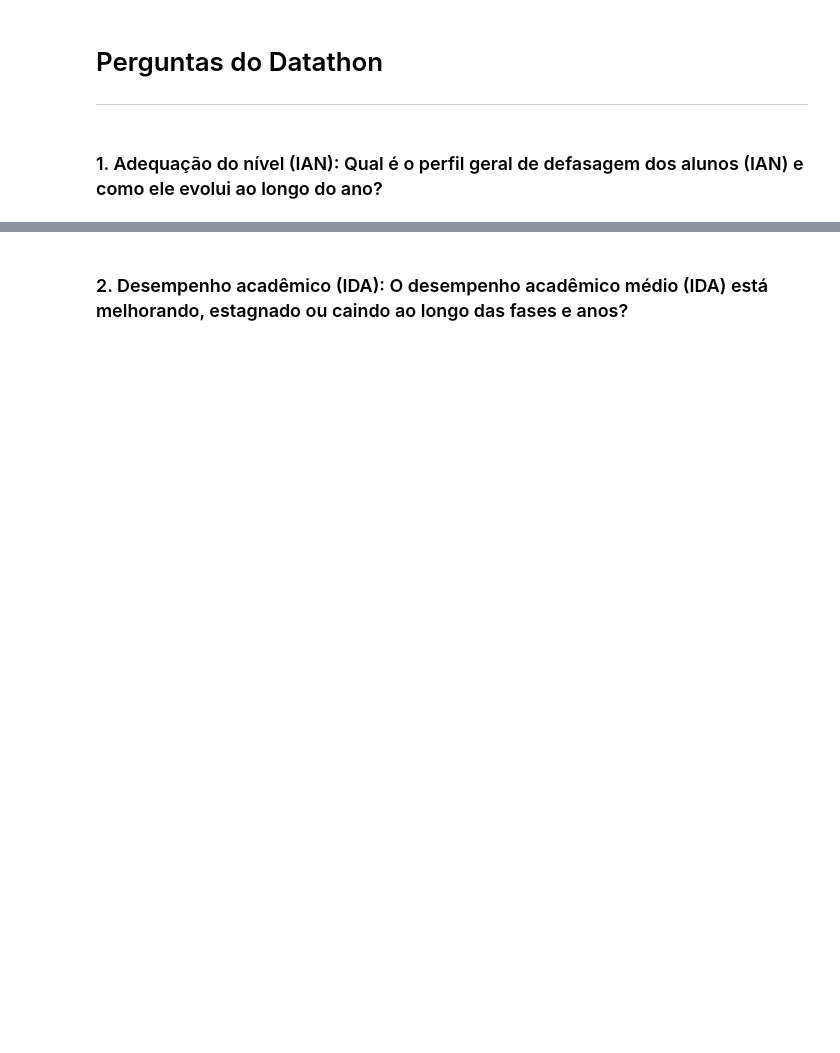
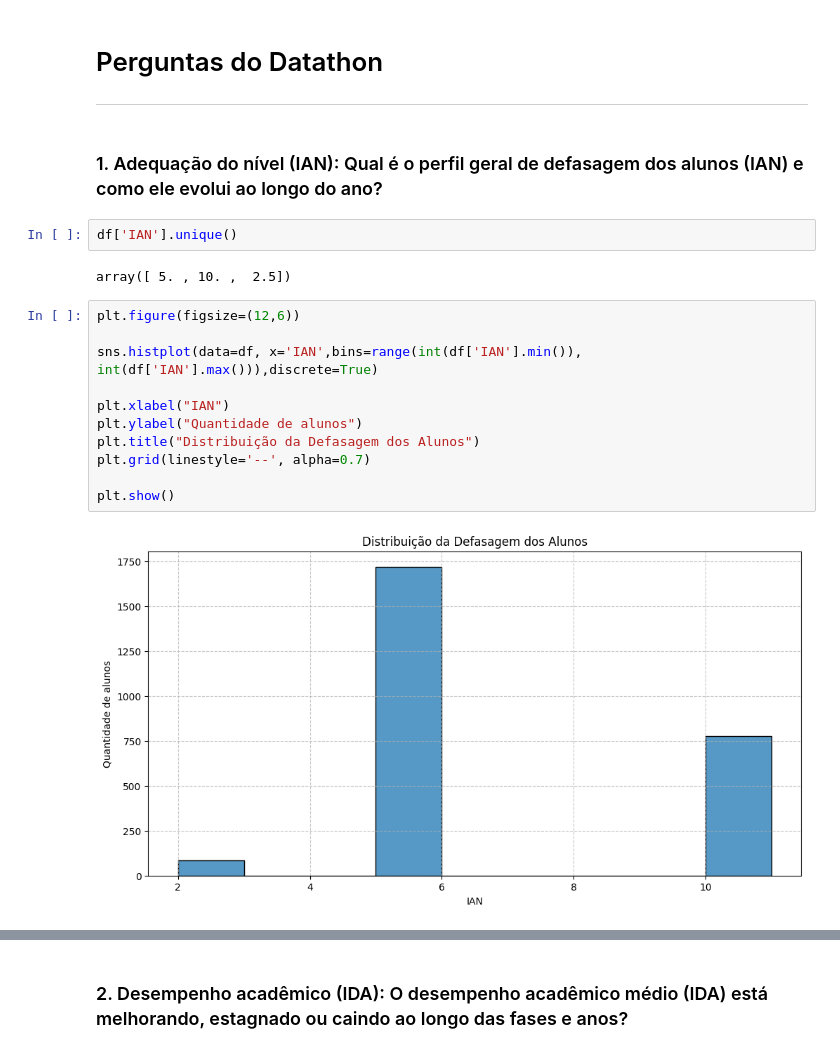
Before and after one commit to GustavOnaga/Pos-em-Data-Analytics-FIAP, a Jupyter notebook: Datathon/Notebook/Datathon.ipynb, the cells around one changed output, grey strips where cells are left out. Cells and saved outputs as stored; diff of their text form; blank space fills up the shorter version.

```diff
--- a/Datathon/Notebook/Datathon.ipynb
+++ b/Datathon/Notebook/Datathon.ipynb
@@ -73,3 +92,20 @@ agg_df_median = df.groupby(['Ano_ingresso'])[['IAN','IDA','IPV','IEG']].median()
 ---
 # %% [markdown]
 ### 1. Adequação do nível (IAN): Qual é o perfil geral de defasagem dos alunos (IAN) e como ele evolui ao longo do ano?
+# %%
+df['IAN'].unique()
+# %% [output]
+array([ 5. , 10. ,  2.5])
+# %%
+plt.figure(figsize=(12,6))
+
+sns.histplot(data=df, x='IAN',bins=range(int(df['IAN'].min()), int(df['IAN'].max())),discrete=True)
+
+plt.xlabel("IAN")
+plt.ylabel("Quantidade de alunos")
+plt.title("Distribuição da Defasagem dos Alunos")
+plt.grid(linestyle='--', alpha=0.7)
+
+plt.show()
+# %% [output]
+[figure, added]
```
Also changed, not shown: parts of 19 cells of this notebook.
